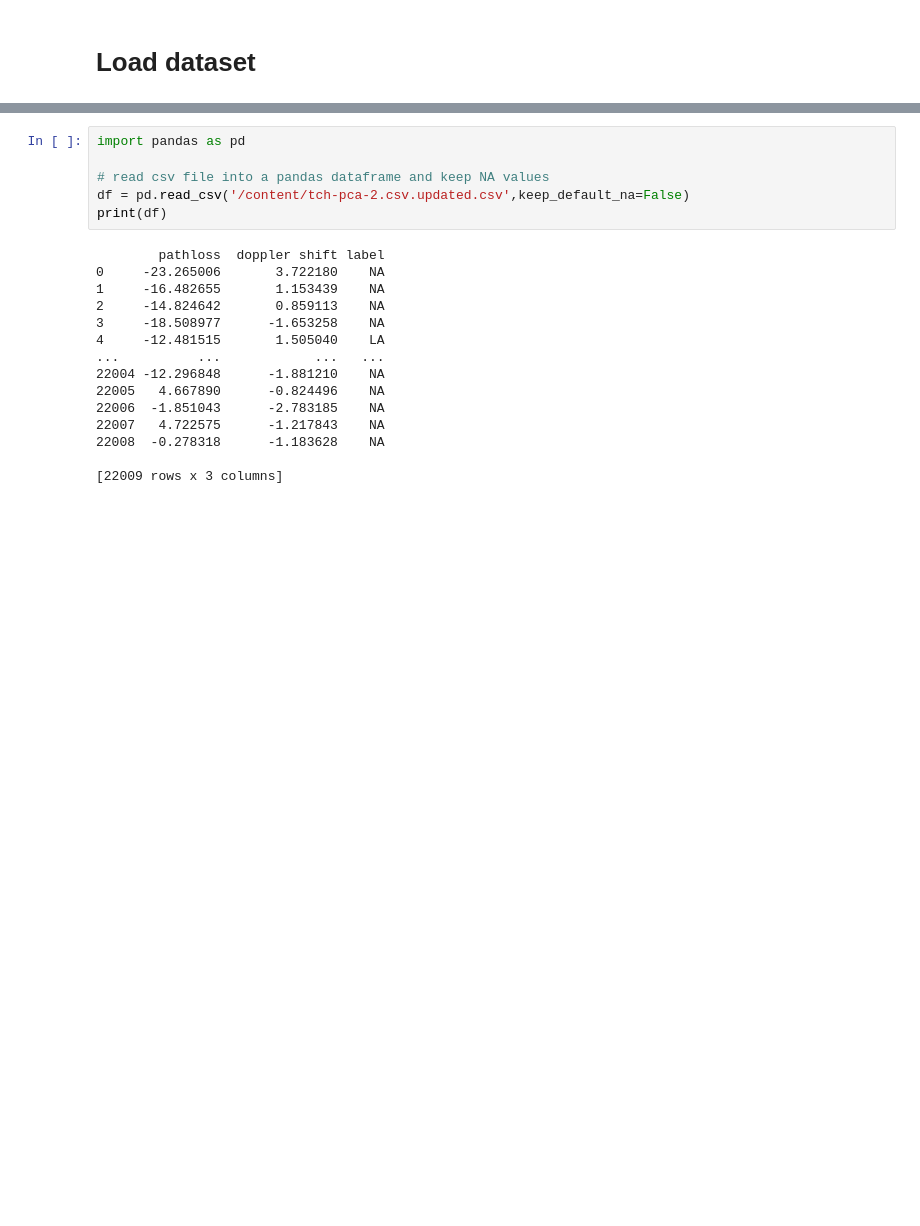
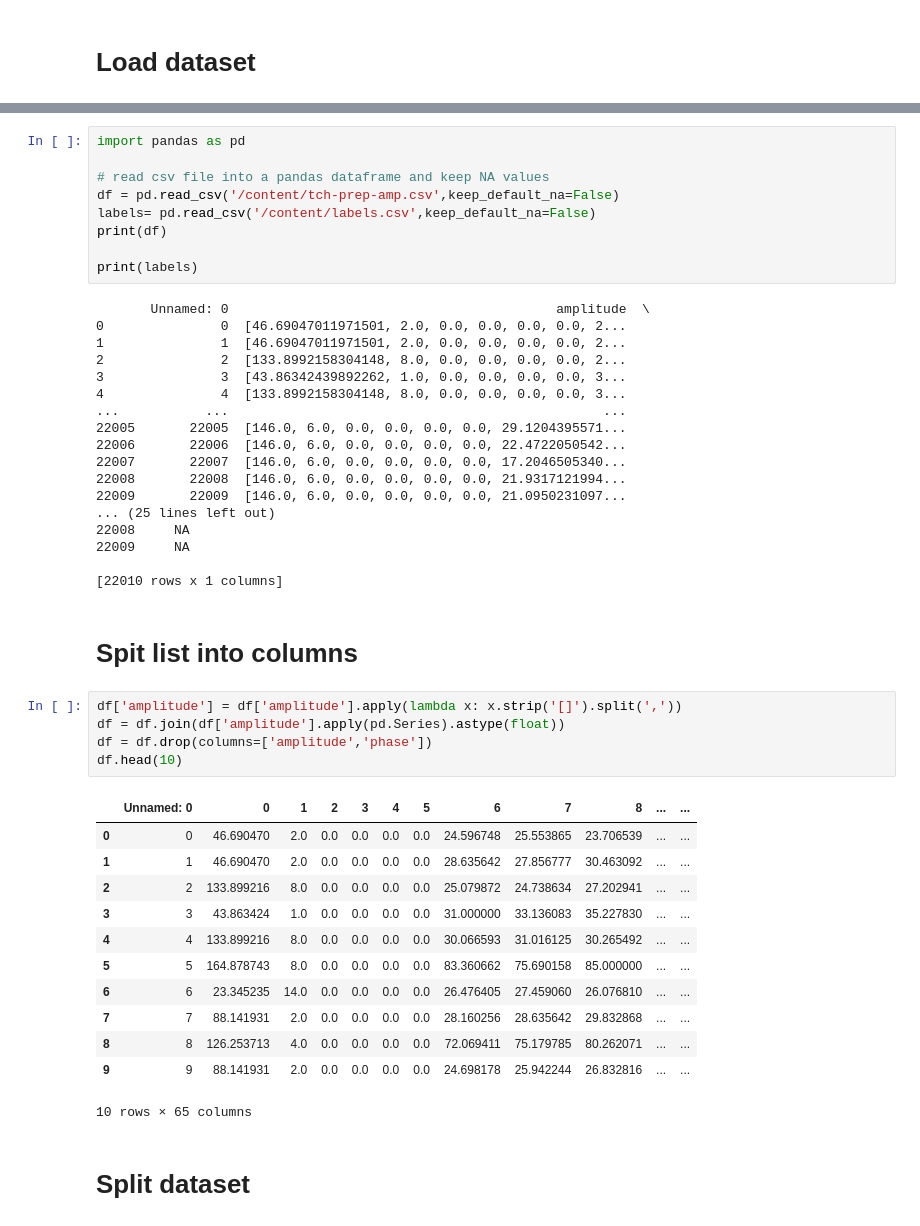
Before and after one commit to thu4n/testing-model-notebook, a Jupyter notebook: testing.ipynb, the cells around one changed output, grey strips where cells are left out. Saved outputs shown, nothing was run; the diff lists cells and outputs as text; blank space fills up the shorter version.

```diff
--- a/testing.ipynb
+++ b/testing.ipynb
@@ -9,20 +9,48 @@ Mounted at /content/drive
 import pandas as pd
 
 # read csv file into a pandas dataframe and keep NA values
-df = pd.read_csv('/content/tch-pca-2.csv.updated.csv',keep_default_na=False)
+df = pd.read_csv('/content/tch-prep-amp.csv',keep_default_na=False)
+labels= pd.read_csv('/content/labels.csv',keep_default_na=False)
 print(df)
+
+print(labels)
 # %% [output]
-        pathloss  doppler shift label
-0     -23.265006       3.722180    NA
-1     -16.482655       1.153439    NA
-2     -14.824642       0.859113    NA
-3     -18.508977      -1.653258    NA
-4     -12.481515       1.505040    LA
-...          ...            ...   ...
-22004 -12.296848      -1.881210    NA
-22005   4.667890      -0.824496    NA
-22006  -1.851043      -2.783185    NA
-22007   4.722575      -1.217843    NA
-22008  -0.278318      -1.183628    NA
+       Unnamed: 0                                          amplitude  \
+0               0  [46.69047011971501, 2.0, 0.0, 0.0, 0.0, 0.0, 2...
+1               1  [46.69047011971501, 2.0, 0.0, 0.0, 0.0, 0.0, 2...
+2               2  [133.8992158304148, 8.0, 0.0, 0.0, 0.0, 0.0, 2...
+3               3  [43.86342439892262, 1.0, 0.0, 0.0, 0.0, 0.0, 3...
+4               4  [133.8992158304148, 8.0, 0.0, 0.0, 0.0, 0.0, 3...
+...           ...                                                ...
+22005       22005  [146.0, 6.0, 0.0, 0.0, 0.0, 0.0, 29.1204395571...
+22006       22006  [146.0, 6.0, 0.0, 0.0, 0.0, 0.0, 22.4722050542...
+22007       22007  [146.0, 6.0, 0.0, 0.0, 0.0, 0.0, 17.2046505340...
+22008       22008  [146.0, 6.0, 0.0, 0.0, 0.0, 0.0, 21.9317121994...
+22009       22009  [146.0, 6.0, 0.0, 0.0, 0.0, 0.0, 21.0950231097...
+... (25 lines left out)
+22008     NA
+22009     NA
 
-[22009 rows x 3 columns]
+[22010 rows x 1 columns]
+# %% [markdown]
+# Spit list into columns
+# %%
+df['amplitude'] = df['amplitude'].apply(lambda x: x.strip('[]').split(','))
+df = df.join(df['amplitude'].apply(pd.Series).astype(float))
+df = df.drop(columns=['amplitude','phase'])
+df.head(10)
+# %% [output]
+|  | Unnamed: 0 | 0 | 1 | 2 | 3 | 4 | 5 | 6 | 7 | 8 | ... | ... |
+| 0 | 0 | 46.690470 | 2.0 | 0.0 | 0.0 | 0.0 | 0.0 | 24.596748 | 25.553865 | 23.706539 | ... | ... |
+| 1 | 1 | 46.690470 | 2.0 | 0.0 | 0.0 | 0.0 | 0.0 | 28.635642 | 27.856777 | 30.463092 | ... | ... |
+| 2 | 2 | 133.899216 | 8.0 | 0.0 | 0.0 | 0.0 | 0.0 | 25.079872 | 24.738634 | 27.202941 | ... | ... |
+| 3 | 3 | 43.863424 | 1.0 | 0.0 | 0.0 | 0.0 | 0.0 | 31.000000 | 33.136083 | 35.227830 | ... | ... |
+| 4 | 4 | 133.899216 | 8.0 | 0.0 | 0.0 | 0.0 | 0.0 | 30.066593 | 31.016125 | 30.265492 | ... | ... |
+| 5 | 5 | 164.878743 | 8.0 | 0.0 | 0.0 | 0.0 | 0.0 | 83.360662 | 75.690158 | 85.000000 | ... | ... |
+| 6 | 6 | 23.345235 | 14.0 | 0.0 | 0.0 | 0.0 | 0.0 | 26.476405 | 27.459060 | 26.076810 | ... | ... |
+| 7 | 7 | 88.141931 | 2.0 | 0.0 | 0.0 | 0.0 | 0.0 | 28.160256 | 28.635642 | 29.832868 | ... | ... |
+| 8 | 8 | 126.253713 | 4.0 | 0.0 | 0.0 | 0.0 | 0.0 | 72.069411 | 75.179785 | 80.262071 | ... | ... |
+| 9 | 9 | 88.141931 | 2.0 | 0.0 | 0.0 | 0.0 | 0.0 | 24.698178 | 25.942244 | 26.832816 | ... | ... |
+10 rows × 65 columns
+# %% [markdown]
+# Split dataset
```
Also changed, not shown: parts of 16 cells of this notebook.
